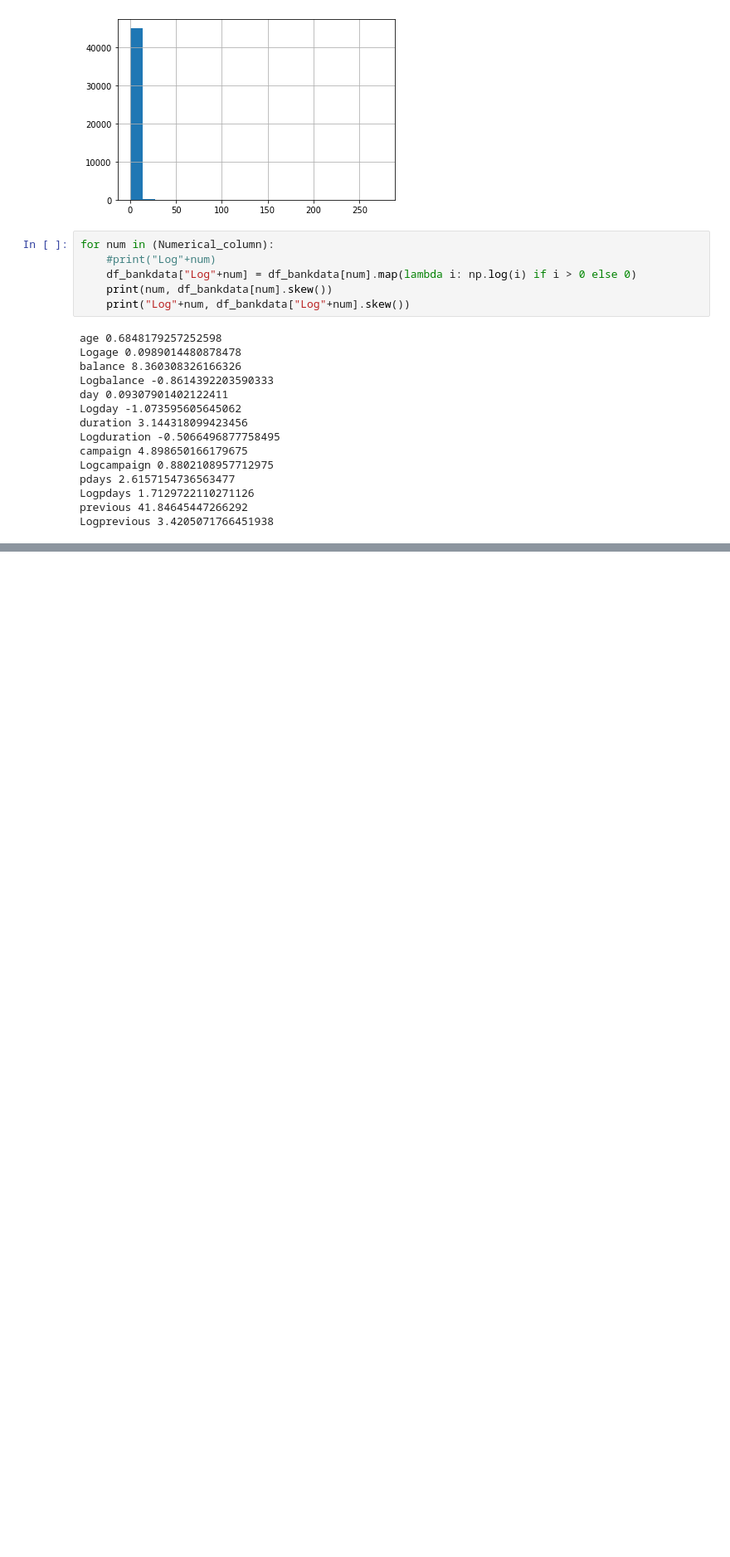
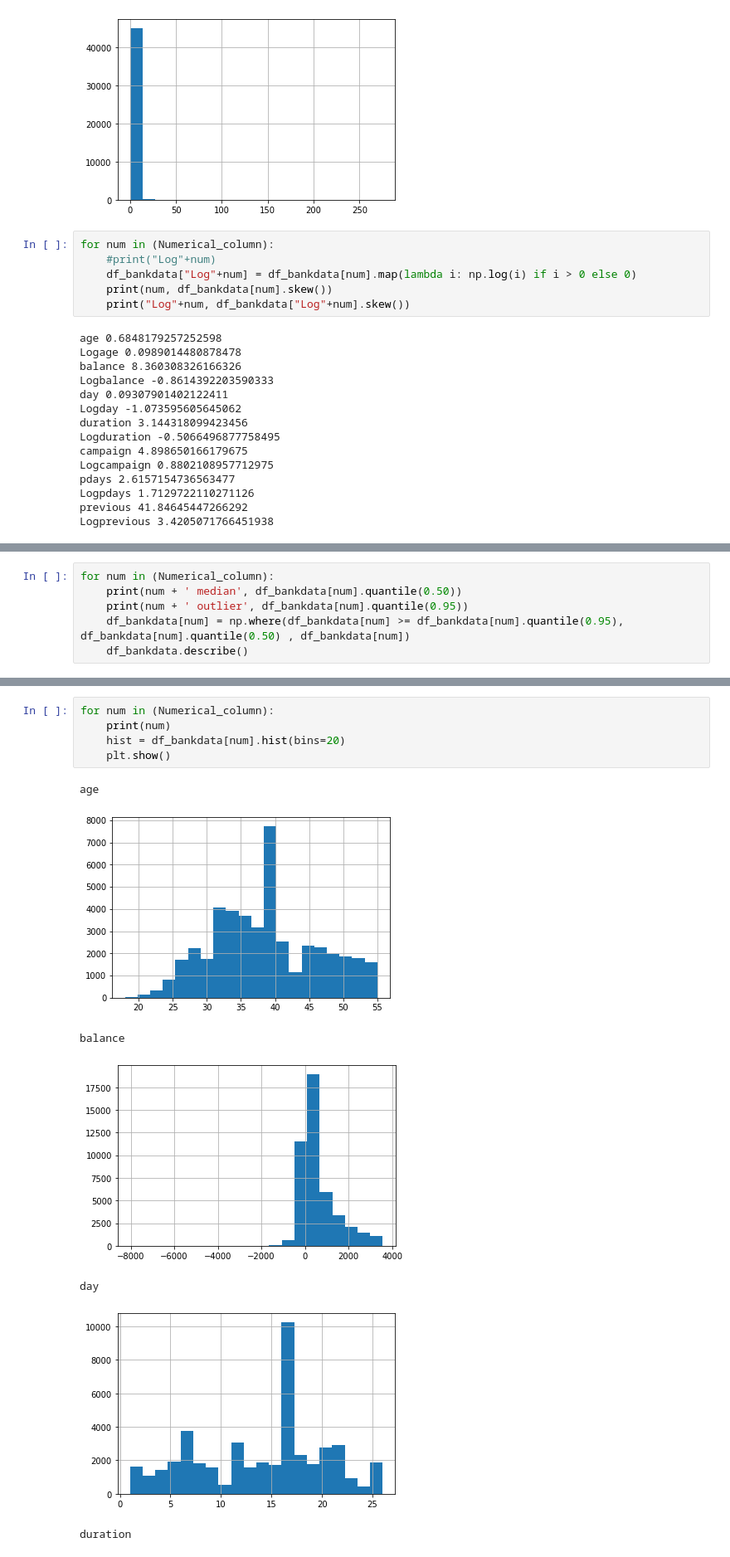
Before and after one commit to EmaanAM/Final-Deliverables-Bank-Data, a Jupyter notebook: bankmlproject.ipynb, the cells around one changed output, grey strips where cells are left out. Shown: that part at 83% size. Drawn from its saved outputs; the diff is of its cells as text; blank space fills up the shorter version.

```diff
--- a/bankmlproject.ipynb
+++ b/bankmlproject.ipynb
@@ -193,0 +214,6 @@ df_bankdata.describe()
+# %%
+for num in (Numerical_column):
+    print(num + ' median', df_bankdata[num].quantile(0.50))
+    print(num + ' outlier', df_bankdata[num].quantile(0.95))
+    df_bankdata[num] = np.where(df_bankdata[num] >= df_bankdata[num].quantile(0.95), df_bankdata[num].quantile(0.50) , df_bankdata[num])
+    df_bankdata.describe()
@@ -193,0 +235,13 @@ df_bankdata.describe()
+# %%
+for num in (Numerical_column):
+    print(num)
+    hist = df_bankdata[num].hist(bins=20)
+    plt.show()
+# %% [output]
+age
+[figure, added]
+balance
+[figure, added]
+day
+[figure, added]
+duration
```
Also changed, not shown: parts of 5 cells of this notebook.
